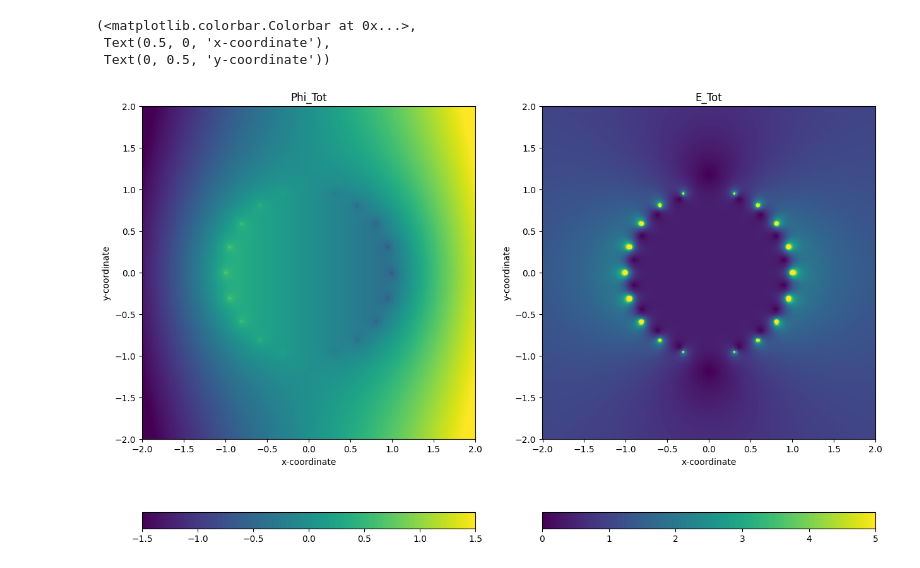
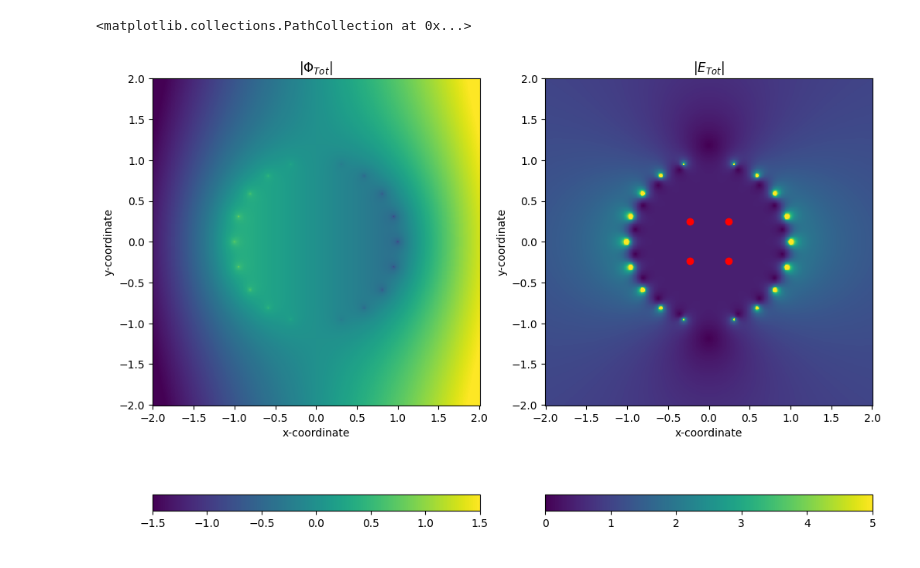
Before and after one commit to findus3006/Problem-11, a Jupyter notebook: Problem11.ipynb, the cells around one changed output. Cells and saved outputs as stored; diff of their text form; code cells hidden in the pictures.

```diff
--- a/Problem11.ipynb
+++ b/Problem11.ipynb
@@ -73,16 +73,29 @@ def GetPhiTot(r,Phi_ext,rho):
     return Phi_Tot
 
 def GetETot(r,E_ext_x,E_ext_y,rho):
-    E_x_tot = np.zeros([N,N])
-    E_y_tot = np.zeros([N,N])
+    E_x = np.zeros([N,N])
+    E_y = np.zeros([N,N])
     for i in range(len(rho)):
-        E_x,E_y = DerivativeGreenFunction(X,Y,r[i,0],r[i,1])
-        E_x_tot += rho[i]*E_x
-        E_y_tot += rho[i]*E_y
-    E_x_tot = E_x_tot + E_ext_x
-    E_y_tot = E_y_tot + E_ext_y
+        E_x_current,E_y_current = DerivativeGreenFunction(X,Y,r[i,0],r[i,1])
+        E_x += rho[i]*E_x_current
+        E_y += rho[i]*E_y_current
+    E_x_tot = E_x + E_ext_x
+    E_y_tot = E_y + E_ext_y
     E_Tot = np.sqrt(E_x_tot**2+E_y_tot**2)
     return E_Tot
+
+def PlotTheThing(X,Y,Phi_Tot,E_Tot):
+    fig = plt.figure(figsize=(1200*px, 1000*px))
+    ax1 = fig.add_subplot(1,2,1)
+    ax1.set_title('$|\Phi_{Tot}|$'),ax1.set_aspect('equal')
+    colormesh1 = ax1.pcolormesh(X,Y,Phi_Tot,shading='auto',cmap='viridis', vmin=-1.5, vmax=1.5)
+    #ax1.scatter(r[:,0],r[:,1],marker='o',color='white')
+    fig.colorbar(colormesh1,orientation='horizontal'),ax1.set_xlabel('x-coordinate'),ax1.set_ylabel('y-coordinate')
+    ax2 = fig.add_subplot(1,2,2)
+    ax2.set_title('$|E_{Tot}|$'),ax2.set_aspect('equal')
+    colormesh2 = ax2.pcolormesh(X,Y,E_Tot,shading='auto',cmap='viridis', vmin=0, vmax=5)
+    #ax1.scatter(r[:,0],r[:,1],marker='o',color='white')
+    fig.colorbar(colormesh2,orientation='horizontal'),ax2.set_xlabel('x-coordinate'),ax2.set_ylabel('y-coordinate')
 
 # Define source points
 n = 20
@@ -101,35 +114,23 @@ E_Tot = GetETot(r,E_ext_x,E_ext_y,rho)
 # %%
 # Area in the pipe
 E_Inner = E_Tot[220:280,220:280]
 E_InnerSum = sum(sum(E_Inner))
 EdgesInner = np.linspace(0,1,4)
 EdgesInner[0] = E_Inner[0,0]
 EdgesInner[1] = E_Inner[0,-1]
 EdgesInner[2] = E_Inner[0,0]
 EdgesInner[3] = E_Inner[0,-1]
 EdgesInner_index = np.zeros([4,2])
 EdgesInner_index[0,:] = x[220],y[220]
 EdgesInner_index[1,:] = x[220],y[280]
 EdgesInner_index[2,:] = x[280],y[220]
 EdgesInner_index[3,:] = x[280],y[280]
+
+PlotTheThing(X,Y,Phi_Tot,E_Tot)
+plt.scatter(EdgesInner_index[:,0],EdgesInner_index[:,1],marker='o',color='red')
+# %% [output]
+<matplotlib.collections.PathCollection at 0x...>
+[figure, added]
-# %%
-fig = plt.figure(figsize=(1200*px, 1000*px))
-ax1 = fig.add_subplot(1,2,1)
-ax1.set_title('Phi_Tot'),ax1.set_aspect('equal')
-colormesh1 = ax1.pcolormesh(X,Y,Phi_Tot,shading='auto',cmap='viridis', vmin=-1.5, vmax=1.5)
-fig.colorbar(colormesh1,orientation='horizontal'),ax1.set_xlabel('x-coordinate'),ax1.set_ylabel('y-coordinate')
-#ax1.scatter(r[:,0],r[:,1],marker='o',color='white')
-ax2 = fig.add_subplot(1,2,2)
-ax2.set_title('E_Tot'),ax2.set_aspect('equal')
-colormesh2 = ax2.pcolormesh(X,Y,E_Tot,shading='auto',cmap='viridis', vmin=0, vmax=5)
-fig.colorbar(colormesh2,orientation='horizontal'),ax2.set_xlabel('x-coordinate'),ax2.set_ylabel('y-coordinate')
-#ax2.scatter(EdgesInner_index[:,0],EdgesInner_index[:,1],marker='o',color='red')
-#ax2.scatter(r[:,0],r[:,1],marker='o',color='white')
-# %% [output]
-(<matplotlib.colorbar.Colorbar at 0x...>,
- Text(0.5, 0, 'x-coordinate'),
- Text(0, 0.5, 'y-coordinate'))
-[figure, removed]
 # %%
 def GetInnerE(E_Tot):
     E_Inner = E_Tot[220:280,220:280]
```
Also changed, not shown: parts of 5 cells of this notebook.
